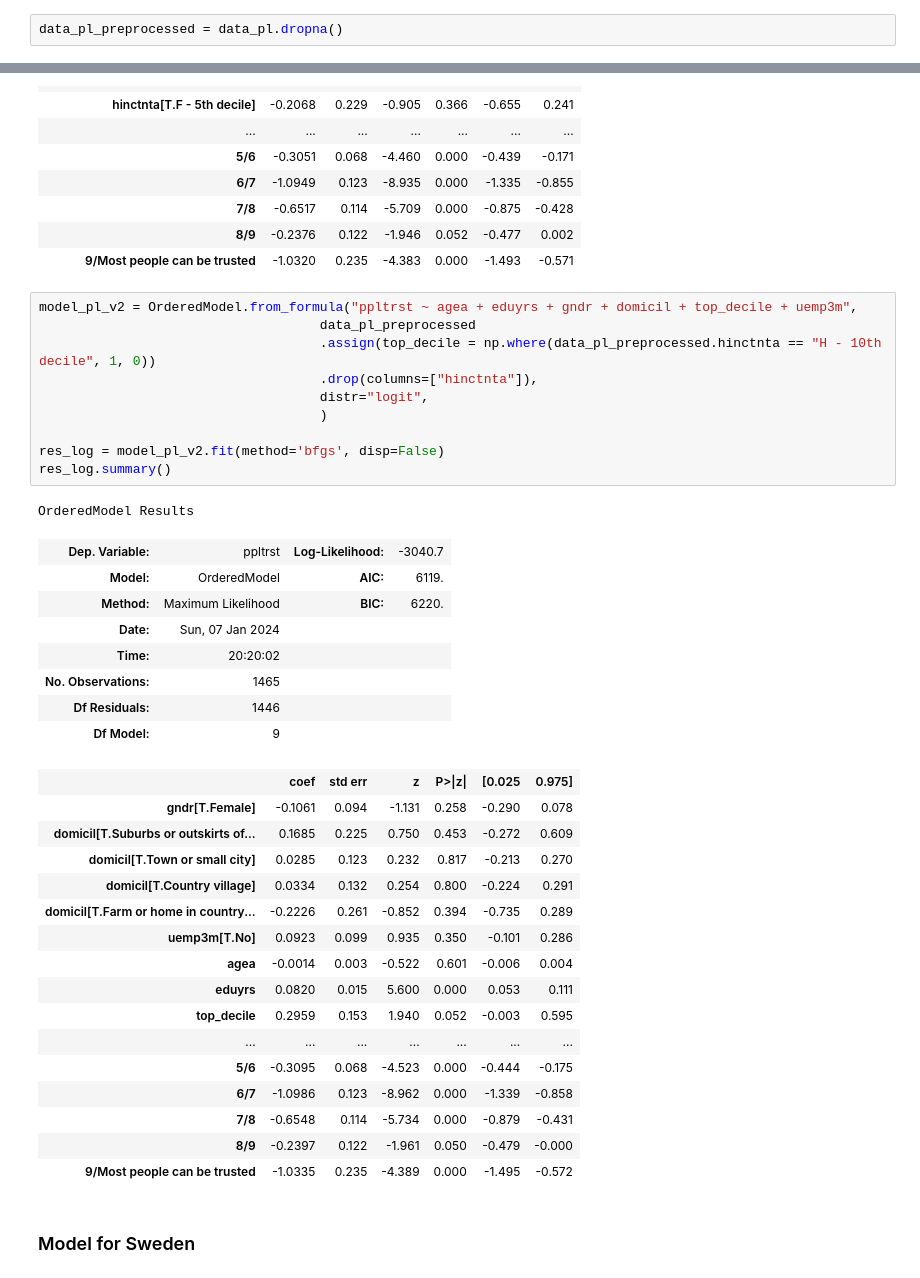
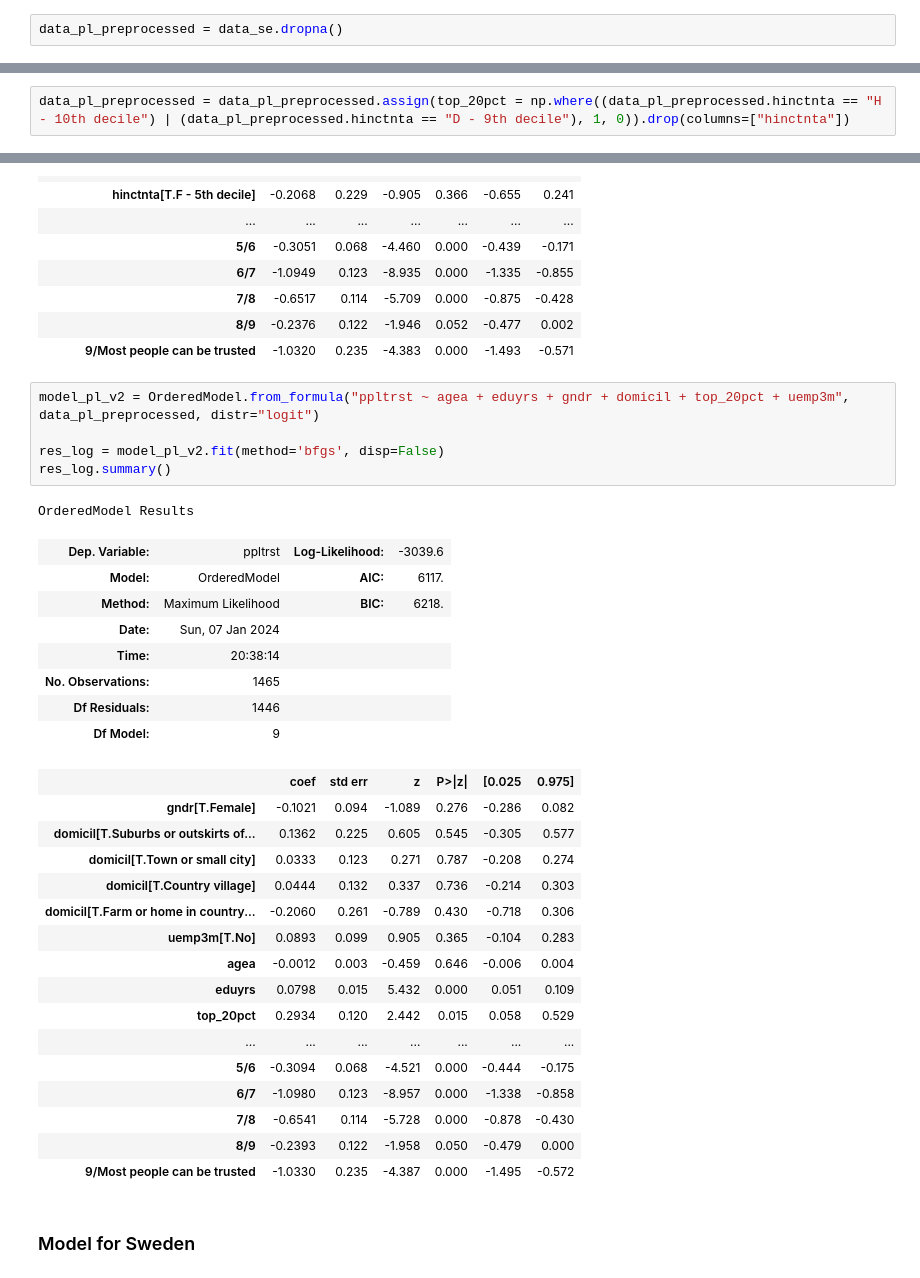
Before and after one commit to mateuszkasprowicz/social-trust, a Jupyter notebook: notebooks/model.ipynb, the cells around one changed output, grey strips where cells are left out. Saved outputs shown, nothing was run; the diff lists cells and outputs as text.

Commit message:
Add model for Sweden

```diff
--- a/notebooks/model.ipynb
+++ b/notebooks/model.ipynb
@@ -126,7 +126,7 @@ data_pl.loc[data_pl.isna().any(axis=1)].shape[0]
 # %% [output]
 600
 # %%
-data_pl_preprocessed = data_pl.dropna()
+data_pl_preprocessed = data_se.dropna()
 # %%
 data_pl_preprocessed[["agea", "eduyrs"]] = data_pl_preprocessed[["agea", "eduyrs"]].astype(int)
 # %% [output]
@@ -135,6 +135,8 @@ Try using .loc[row_indexer,col_indexer] = value instead
 
 See the caveats in the documentation: https://pandas.pydata.org/pandas-docs/stable/user_guide/indexing.html#returning-a-view-versus-a-copy
   data_pl_preprocessed[["agea", "eduyrs"]] = data_pl_preprocessed[["agea", "eduyrs"]].astype(int)
+# %%
+data_pl_preprocessed = data_pl_preprocessed.assign(top_20pct = np.where((data_pl_preprocessed.hinctnta == "H - 10th decile") | (data_pl_preprocessed.hinctnta == "D - 9th decile"), 1, 0)).drop(columns=["hinctnta"])
 # %% [markdown]
 #### Build a model
 # %%
@@ -172,40 +174,35 @@ OrderedModel Results
 | 8/9 | -0.2376 | 0.122 | -1.946 | 0.052 | -0.477 | 0.002 |
 | 9/Most people can be trusted | -1.0320 | 0.235 | -4.383 | 0.000 | -1.493 | -0.571 |
 # %%
-model_pl_v2 = OrderedModel.from_formula("ppltrst ~ agea + eduyrs + gndr + domicil + top_decile + uemp3m",
-                                    data_pl_preprocessed
-                                    .assign(top_decile = np.where(data_pl_preprocessed.hinctnta == "H - 10th decile", 1, 0))
-                                    .drop(columns=["hinctnta"]),
-                                    distr="logit",
-                                    )
+model_pl_v2 = OrderedModel.from_formula("ppltrst ~ agea + eduyrs + gndr + domicil + top_20pct + uemp3m", data_pl_preprocessed, distr="logit")
 
 res_log = model_pl_v2.fit(method='bfgs', disp=False)
 res_log.summary()
 # %% [output]
 OrderedModel Results
-| Dep. Variable: | ppltrst | Log-Likelihood: | -3040.7 |
-| Model: | OrderedModel | AIC: | 6119. |
-| Method: | Maximum Likelihood | BIC: | 6220. |
+| Dep. Variable: | ppltrst | Log-Likelihood: | -3039.6 |
+| Model: | OrderedModel | AIC: | 6117. |
+| Method: | Maximum Likelihood | BIC: | 6218. |
 | Date: | Sun, 07 Jan 2024 |  |  |
-| Time: | 20:20:02 |  |  |
+| Time: | 20:38:14 |  |  |
 | No. Observations: | 1465 |  |  |
 | Df Residuals: | 1446 |  |  |
 | Df Model: | 9 |  |  |
 |  | coef | std err | z | P>|z| | [0.025 | 0.975] |
-| gndr[T.Female] | -0.1061 | 0.094 | -1.131 | 0.258 | -0.290 | 0.078 |
-| domicil[T.Suburbs or outskirts of... | 0.1685 | 0.225 | 0.750 | 0.453 | -0.272 | 0.609 |
-| domicil[T.Town or small city] | 0.0285 | 0.123 | 0.232 | 0.817 | -0.213 | 0.270 |
-| domicil[T.Country village] | 0.0334 | 0.132 | 0.254 | 0.800 | -0.224 | 0.291 |
-| domicil[T.Farm or home in country... | -0.2226 | 0.261 | -0.852 | 0.394 | -0.735 | 0.289 |
-| uemp3m[T.No] | 0.0923 | 0.099 | 0.935 | 0.350 | -0.101 | 0.286 |
-| agea | -0.0014 | 0.003 | -0.522 | 0.601 | -0.006 | 0.004 |
-| eduyrs | 0.0820 | 0.015 | 5.600 | 0.000 | 0.053 | 0.111 |
-| top_decile | 0.2959 | 0.153 | 1.940 | 0.052 | -0.003 | 0.595 |
+| gndr[T.Female] | -0.1021 | 0.094 | -1.089 | 0.276 | -0.286 | 0.082 |
+| domicil[T.Suburbs or outskirts of... | 0.1362 | 0.225 | 0.605 | 0.545 | -0.305 | 0.577 |
+| domicil[T.Town or small city] | 0.0333 | 0.123 | 0.271 | 0.787 | -0.208 | 0.274 |
+| domicil[T.Country village] | 0.0444 | 0.132 | 0.337 | 0.736 | -0.214 | 0.303 |
+| domicil[T.Farm or home in country... | -0.2060 | 0.261 | -0.789 | 0.430 | -0.718 | 0.306 |
+| uemp3m[T.No] | 0.0893 | 0.099 | 0.905 | 0.365 | -0.104 | 0.283 |
+| agea | -0.0012 | 0.003 | -0.459 | 0.646 | -0.006 | 0.004 |
+| eduyrs | 0.0798 | 0.015 | 5.432 | 0.000 | 0.051 | 0.109 |
+| top_20pct | 0.2934 | 0.120 | 2.442 | 0.015 | 0.058 | 0.529 |
 | ... | ... | ... | ... | ... | ... | ... |
-| 5/6 | -0.3095 | 0.068 | -4.523 | 0.000 | -0.444 | -0.175 |
-| 6/7 | -1.0986 | 0.123 | -8.962 | 0.000 | -1.339 | -0.858 |
-| 7/8 | -0.6548 | 0.114 | -5.734 | 0.000 | -0.879 | -0.431 |
-| 8/9 | -0.2397 | 0.122 | -1.961 | 0.050 | -0.479 | -0.000 |
-| 9/Most people can be trusted | -1.0335 | 0.235 | -4.389 | 0.000 | -1.495 | -0.572 |
+| 5/6 | -0.3094 | 0.068 | -4.521 | 0.000 | -0.444 | -0.175 |
+| 6/7 | -1.0980 | 0.123 | -8.957 | 0.000 | -1.338 | -0.858 |
+| 7/8 | -0.6541 | 0.114 | -5.728 | 0.000 | -0.878 | -0.430 |
+| 8/9 | -0.2393 | 0.122 | -1.958 | 0.050 | -0.479 | 0.000 |
+| 9/Most people can be trusted | -1.0330 | 0.235 | -4.387 | 0.000 | -1.495 | -0.572 |
 # %% [markdown]
 ### Model for Sweden
```
Also changed, not shown: parts of 15 cells of this notebook.
